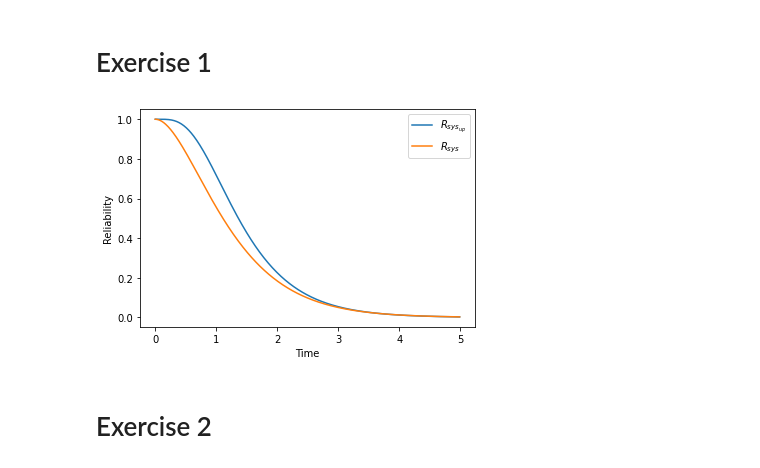
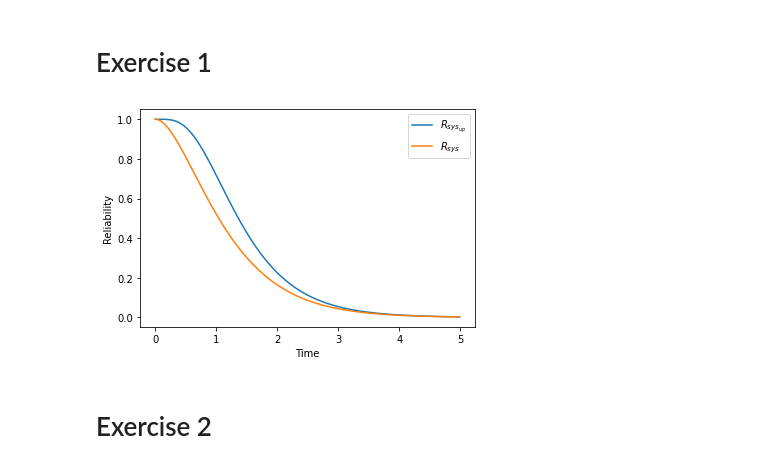
Before and after one commit to GuidoDC97/IE, a Jupyter notebook: Esercizio 4 Reliability/Esercizi Reliability.ipynb, the cells around one changed output. Saved outputs shown, nothing was run; the diff lists cells and outputs as text; code cells hidden in the pictures.

```diff
--- a/Esercizio 4 Reliability/Esercizi Reliability.ipynb
+++ b/Esercizio 4 Reliability/Esercizi Reliability.ipynb
@@ -10,17 +10,19 @@ from mpl_toolkits.mplot3d import Axes3D
 # %%
 t_arr = np.arange(0,5,0.01)
 lam = 0.5
 Rmax = [(1-(1-mt.exp(-3*lam*t))**5) for t in t_arr]
-Rsys = [(6*mt.exp(-3*lam*t) - 7*mt.exp(-4*lam*t) + 2*mt.exp(-5*lam*t) ) for t in t_arr]
+Rsys = [(mt.exp(-5*lam*t) - 5*mt.exp(-4*lam*t) + 5*mt.exp(-3*lam*t) ) for t in t_arr]
+# Rsys = [(4*mt.exp(-2*lam*t) - 3*mt.exp(-3*lam*t)) for t in t_arr]
+
 
 plt.plot(t_arr, Rmax, label="$R_{sys_{up}}$")
 plt.plot(t_arr, Rsys, label="$R_{sys}$")
 plt.xlabel("Time")
 plt.ylabel("Reliability")
 plt.legend()
 plt.savefig("Esercizio1_Rsysup_Rsys.svg", format = "svg")
 # %% [output]
-[figure, old version]
+[figure, new version]
 # %% [markdown]
 # Exercise 2
 # %%
```
Also changed, not shown: 1 other file.
